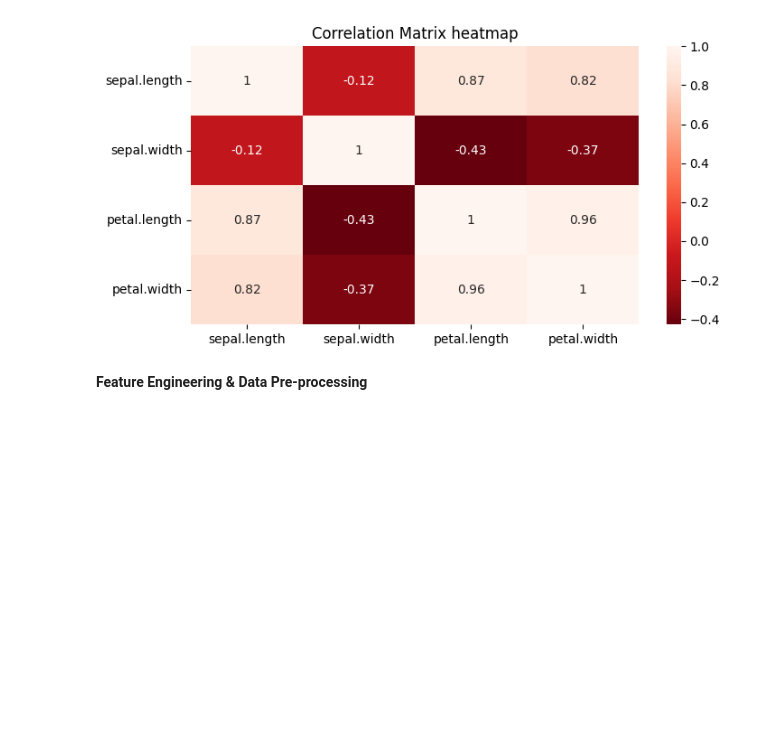
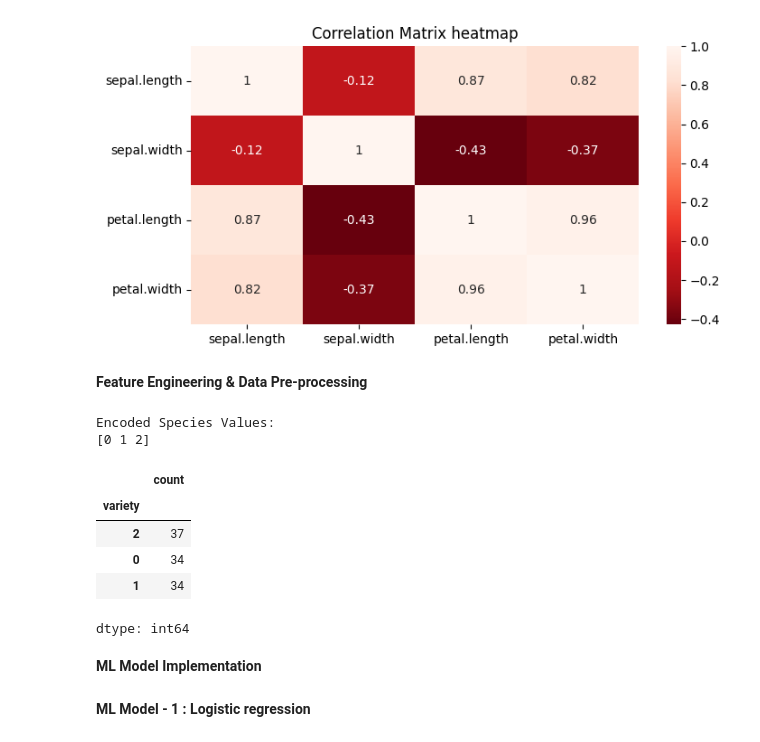
Before and after one commit to rsys-adsingh/Classification, a Jupyter notebook: LinearRegression.ipynb, the cells around one changed output. Saved outputs shown, nothing was run; the diff lists cells and outputs as text; code cells hidden in the pictures; blank space fills up the shorter version.

```diff
--- a/LinearRegression.ipynb
+++ b/LinearRegression.ipynb
@@ -270,3 +270,39 @@ plt.show()
 [figure]
 # %% [markdown]
 **Feature Engineering & Data Pre-processing**
+# %%
+# Encode the categorical columns
+# Create a LabelEncoder object
+le = LabelEncoder()
+
+# Encode the 'Species' column to convert the species names to numerical labels
+df['variety'] = le.fit_transform(df['variety'])
+
+# Check the unique values in the 'Species' column after encoding
+unique_species = df['variety'].unique()
+
+# Display the unique encoded values
+print("Encoded Species Values:")
+print(unique_species) # 'Setosa' == 0, 'Versicolor' == 1, 'Virginica' == 2
+# %% [output]
+Encoded Species Values:
+[0 1 2]
+# %%
+# Defining the X and y
+x=df.drop(columns=['variety'], axis=1)
+y=df['variety']
+# %%
+# Splitting the data to train and test
+x_train,x_test,y_train,y_test=train_test_split(x,y, test_size=0.3)
+# %%
+# Checking the train distribution of dependent variable
+y_train.value_counts()
+# %% [output]
+|  | count |
+| variety |  |
+| 2 | 37 |
+| 0 | 34 |
+| 1 | 34 |
+dtype: int64
+# %% [markdown]
+**ML Model Implementation**
@@ -272,0 +377,2 @@ plt.show()
+# %% [markdown]
+**ML Model - 1 : Logistic regression**
```
Also changed, not shown: parts of 2 cells of this notebook.
